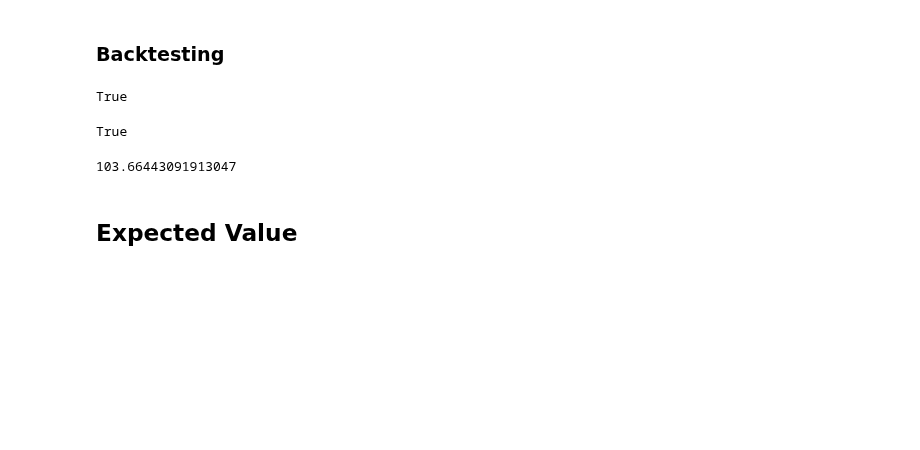
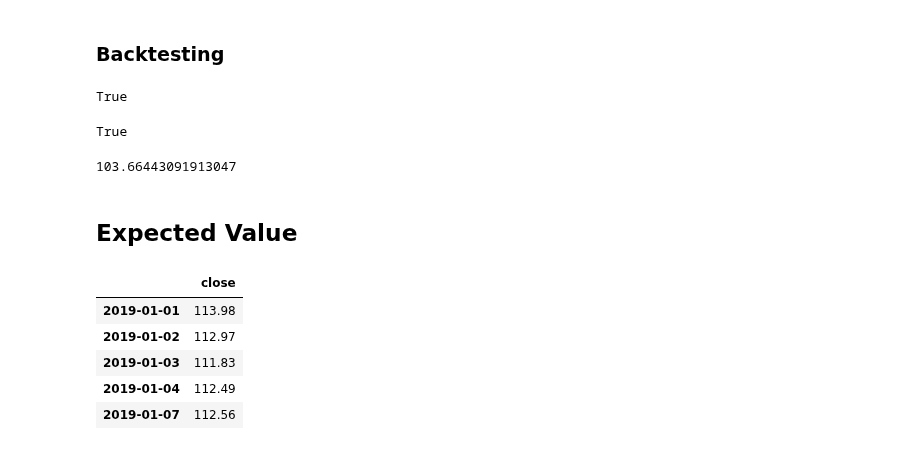
Before and after one commit to pagar22/laxmi-chit-fund, a Jupyter notebook: notebooks/kelly.ipynb, the cells around one changed output. Cells and saved outputs as stored; diff of their text form; code cells hidden in the pictures; blank space fills up the shorter version.

```diff
--- a/notebooks/kelly.ipynb
+++ b/notebooks/kelly.ipynb
@@ -173,0 +180,12 @@ indexes
+# %%
+constituent = "Nippon India ETF Nifty 50 BeES"
+df = pd.DataFrame.from_dict(candles[constituent], orient="index")
+df_close = df["close"].to_frame()
+df_close.head()
+# %% [output]
+|  | close |
+| 2019-01-01 | 113.98 |
+| 2019-01-02 | 112.97 |
+| 2019-01-03 | 111.83 |
+| 2019-01-04 | 112.49 |
+| 2019-01-07 | 112.56 |
```
Also changed, not shown: parts of 6 cells of this notebook, 1 other file.
